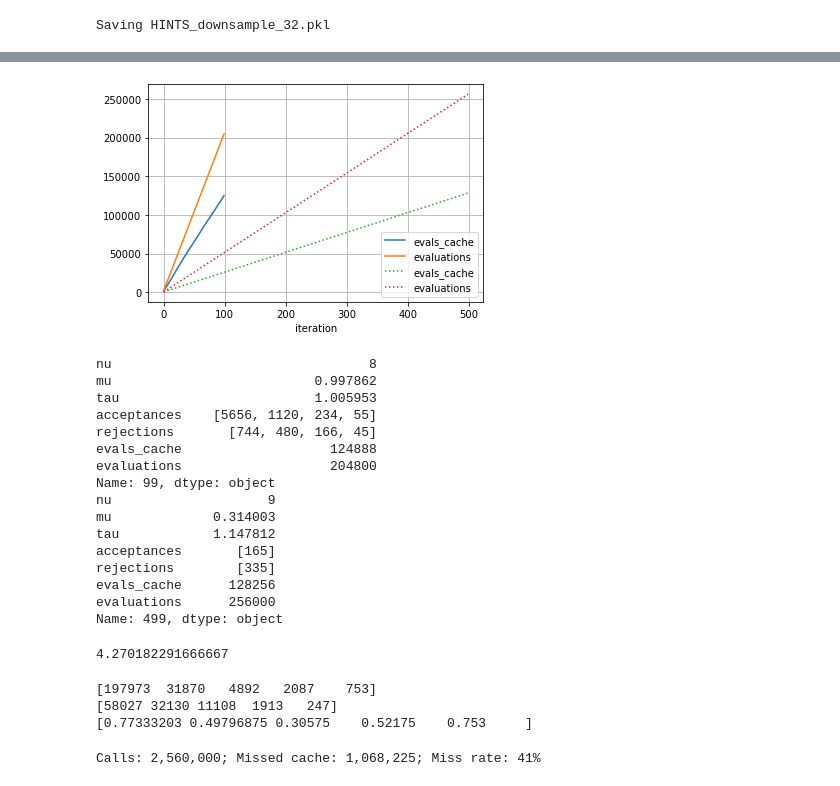
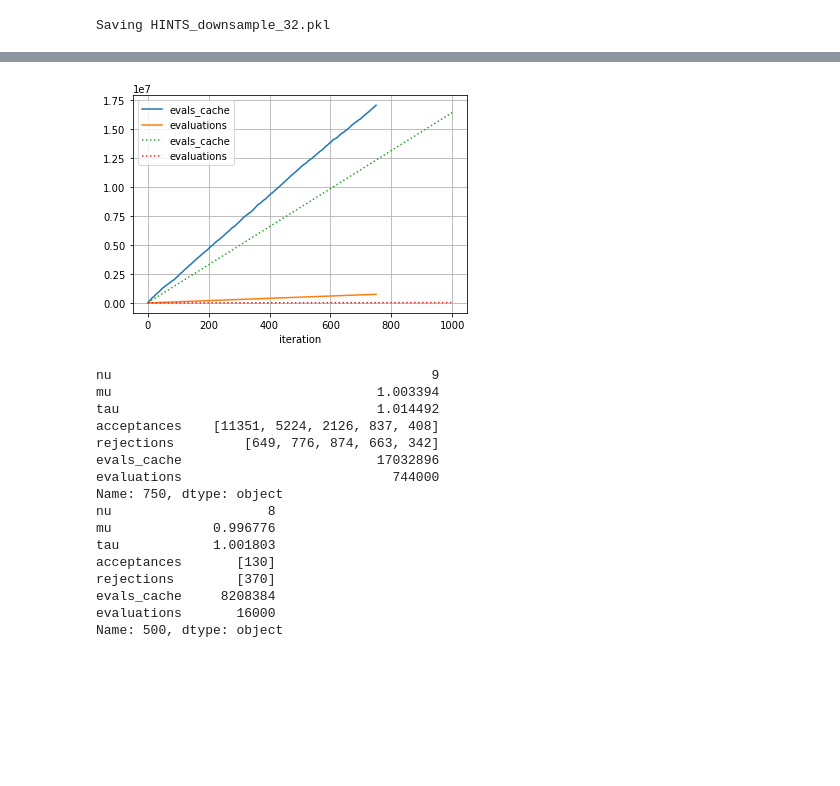
Before and after one commit to mjstrens/HINTS, a Jupyter notebook: HINTS_Student_t.ipynb, the cells around one changed output, grey strips where cells are left out. Cells and saved outputs as stored; diff of their text form; code cells hidden in the pictures; blank space fills up the shorter version.

```diff
--- a/HINTS_Student_t.ipynb
+++ b/HINTS_Student_t.ipynb
@@ -223,8 +284,12 @@ pickle.dump(ok, open(fname, "wb" )) # was 100.pkl for main runs with e1, e2
 Saving HINTS_downsample_32.pkl
 # %%
 # reload
+import pickle
+
 res_HINTS = pickle.load(open("HINTS_downsample_32.pkl", "rb"))
-res_MCMC = pickle.load(open("MCMC1000_32.pkl", "rb"))
+#res_HINTS = pickle.load(open("HINTS_downsample_it_16.pkl", "rb"))
+res_MCMC = pickle.load(open("MCMC_flat_32.pkl", "rb"))
+
 
 post_bi = False # post burn in
 start = 150000 if post_bi else 0
@@ -237,7 +302,7 @@ for sx in ['nu', 'mu', 'tau']:
         df[df.evals_cache > start].set_index('evals_cache')[sx].plot(color = 'red', alpha = 0.2, marker = '.', drawstyle = 'steps-post')
     plt.grid()
     plt.title(sx)
-    plt.xlim(start, res_MCMC[-1].evals_cache.iloc[-1])
+    #plt.xlim(start, res_MCMC[-1].evals_cache.iloc[-1])
 
 # TO DO: test skip after accept
 # %% [output]
@@ -265,5 +496,0 @@ Namespace(LEAF_SIZE=64, NUM_SCENARIOS=256, T=1.0, additive=True, dT=0.0, design=
-# %%
-for i in range(4):
-    df_HINTS = ok[i]
-    df_HINTS['mu'].plot(marker = '.', label = 'HINTS')
-plt.grid()
@@ -272,33 +499,31 @@ plt.grid()
 # %%
 import pandas as pd
+df_MCMC = res_MCMC[0]
 df_HINTS[['evals_cache', 'evaluations']].plot()
 df_MCMC[['evals_cache', 'evaluations']].plot(linestyle = 'dotted', ax = plt.gca())
 plt.xlabel('iteration')
 plt.grid()
 # %% [output]
-[figure, old version]
+[figure, new version]
 # %%
 print(df_HINTS.iloc[-1])
 print(df_MCMC.iloc[-1])
-# factor is still 5 if we look at evals_cache
+# without downsampling factor is still 5 if we look at evals_cache
+# but with downsampling it is < 1.5
 # %% [output]
-nu                                 8
-mu                          0.997862
-tau                         1.005953
-acceptances    [5656, 1120, 234, 55]
-rejections       [744, 480, 166, 45]
-evals_cache                   124888
-evaluations                   204800
-Name: 99, dtype: object
-nu                    9
-mu             0.314003
-tau            1.147812
-acceptances       [165]
-rejections        [335]
-evals_cache      128256
-evaluations      256000
-Name: 499, dtype: object
+nu                                         9
+mu                                  1.003394
+tau                                 1.014492
+acceptances    [11351, 5224, 2126, 837, 408]
+rejections         [649, 776, 874, 663, 342]
+evals_cache                         17032896
+evaluations                           744000
+Name: 750, dtype: object
+nu                    8
+mu             0.996776
+tau            1.001803
+acceptances       [130]
+rejections        [370]
+evals_cache     8208384
+evaluations       16000
+Name: 500, dtype: object
-# %%
-13118/3072
-# %% [output]
-4.270182291666667
@@ -307,19 +529,0 @@ Name: 499, dtype: object
-# %%
-# acceptance statistics at each level in the tree
-print(hmc.acceptances)
-print(hmc.rejections)
-print(hmc.acceptances / (hmc.acceptances + hmc.rejections))
-
-# they will be worse for MCMC than HINTS, because HINTS gives you very directed proposals at the top level
-# %% [output]
-[197973  31870   4892   2087    753]
-[58027 32130 11108  1913   247]
-[0.77333203 0.49796875 0.30575    0.52175    0.753     ]
-# %%
-# for a publication assume the primitive evaluations are expensive, so your x axis for performance charts should be g.counter
-
-print('Calls: {:,}; '.format(g.total_counter) + 'Missed cache: {:,}; '.format(g.counter) + 'Miss rate: {}%'.format(int((100.0 * g.counter)/g.total_counter)))
-# HINTS gives you fewer samples but each is better mixed
-# which is fine if you are going to marginalise
-# %% [output]
-Calls: 2,560,000; Missed cache: 1,068,225; Miss rate: 41%
```
Also changed, not shown: parts of 28 cells of this notebook, 4 other files.
